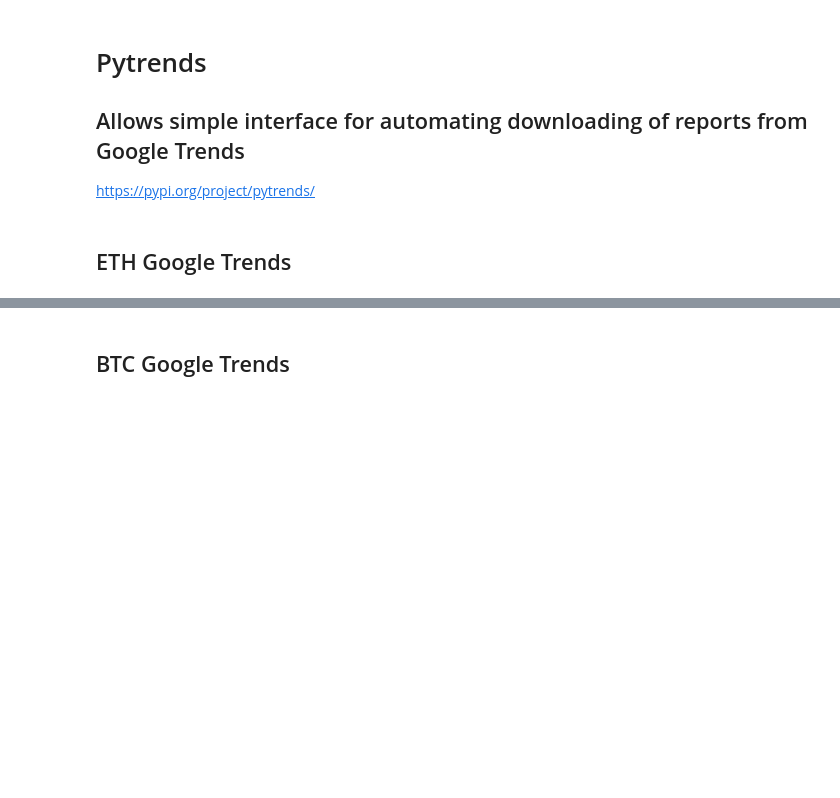
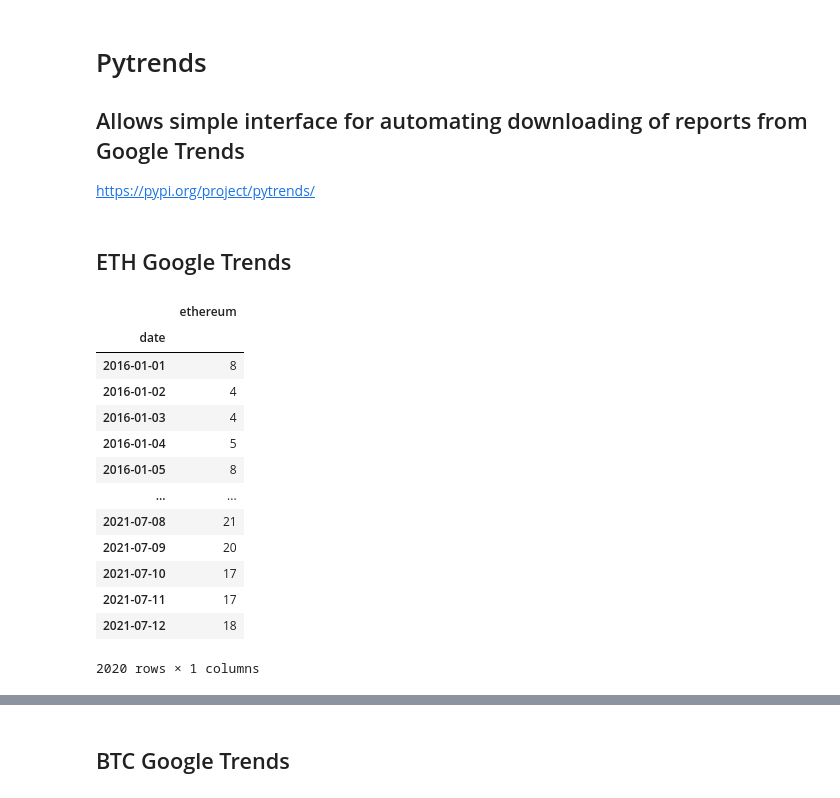
Before and after one commit to dbogatic/crypto-analysis, a Jupyter notebook: google_trends.ipynb, the cells around one changed output, grey strips where cells are left out. Saved outputs shown, nothing was run; the diff lists cells and outputs as text; code cells hidden in the pictures; blank space fills up the shorter version.

```diff
--- a/google_trends.ipynb
+++ b/google_trends.ipynb
@@ -26,0 +40,21 @@ eth_trends.to_csv('resources/eth_google_trends/eth_google_trends.csv')
+# %%
+# Concat dataframes into one, keep only needed column and sort date index
+eth_trends_combined = pd.concat([eth_trends_2016,eth_trends_2016_2,eth_trends_2017,eth_trends_2017_2,eth_trends_2018,eth_trends_2018_2,eth_trends_2019,eth_trends_2019_2,eth_trends_2020,eth_trends_2020_2,eth_trends_2021], axis=0)
+eth_trends_combined = eth_trends_combined.drop(columns='isPartial')
+eth_trends_combined = eth_trends_combined.sort_index()
+eth_trends_combined
+# %% [output]
+|  | ethereum |
+| date |  |
+| 2016-01-01 | 8 |
+| 2016-01-02 | 4 |
+| 2016-01-03 | 4 |
+| 2016-01-04 | 5 |
+| 2016-01-05 | 8 |
+| ... | ... |
+| 2021-07-08 | 21 |
+| 2021-07-09 | 20 |
+| 2021-07-10 | 17 |
+| 2021-07-11 | 17 |
+| 2021-07-12 | 18 |
+2020 rows × 1 columns
```
Also changed, not shown: parts of 9 cells of this notebook, 9 other files.
